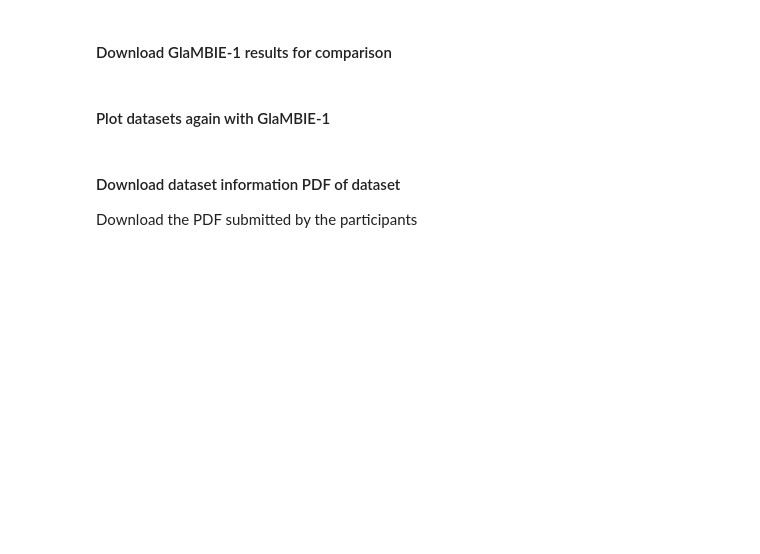
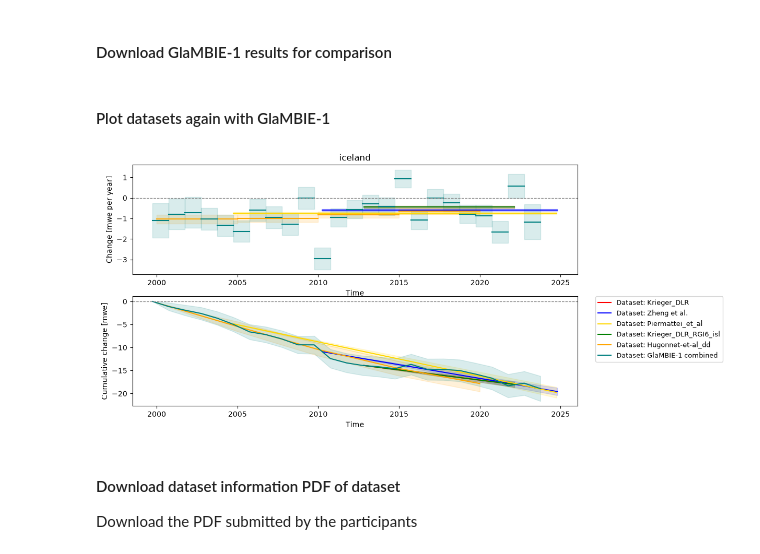
Before and after one commit to earthwave/glambie, a Jupyter notebook: glambie/notebooks/demo-query-glambie-2-data.ipynb, the cells around one changed output. Saved outputs shown, nothing was run; the diff lists cells and outputs as text; code cells hidden in the pictures; blank space fills up the shorter version.

```diff
--- a/glambie/notebooks/demo-query-glambie-2-data.ipynb
+++ b/glambie/notebooks/demo-query-glambie-2-data.ipynb
@@ -138,39 +138,41 @@ catalogue_filtered_group = catalogue_original.get_filtered_catalogue(
 )
 catalogue_filtered_group.datasets.append(glambie1_timeseries)  # add the GlaMBIE-1 timeseries to the catalogue
 # convert all datasets to mwe and reload into catalogue. Note that if a dataset is already in mwe it will be left unchanged
-catalogue_filtered_group.from_list = [
-    ds.convert_timeseries_to_unit_mwe(rgi_area_version=6) for ds in catalogue_filtered_group.datasets
-]
+catalogue_filtered_group = DataCatalogue.from_list(
+    [ds.convert_timeseries_to_unit_mwe(rgi_area_version=6) for ds in catalogue_filtered_group.datasets]
+)
 
 _, axes = plt.subplots(2, 1, figsize=(11, 6))
 colours = get_colours(len(catalogue_filtered_group.datasets) + 1)
 # plot non-cumulative timeseries
 for count, ds in enumerate(catalogue_filtered_group.datasets):
     plot_non_cumulative_timeseries_on_axis(
         result_dataframe=ds.data.as_dataframe(),
         ax=axes[0],
         colour=colours[count],
         plot_errors=plot_errors,
     )
 
 # plot cumulative timeseries
 for count, ds in enumerate(catalogue_filtered_group.datasets):
     plot_cumulative_timeseries_on_axis(
         timeseries=ds,
         ax=axes[1],
         colour=colours[count],
         plot_errors=plot_errors,
         linestyle="-",
         timeseries_for_vertical_adjustment=catalogue_filtered_group.datasets[-1],  # let's align all datasets to the GlaMBIE-1 timeseries
         label="Dataset: " + ds.user_group,
     )
 
 add_labels_axlines_and_title(
     axes=axes,
     unit=catalogue_filtered_group.datasets[0].unit,
     legend_fontsize=9,
     title=REGIONS[region].name,
 )
+# %% [output]
+[figure, added]
 # %% [markdown]
 #### Download dataset information PDF of dataset
 
```
Also changed, not shown: parts of 5 cells of this notebook, 1 other file.
